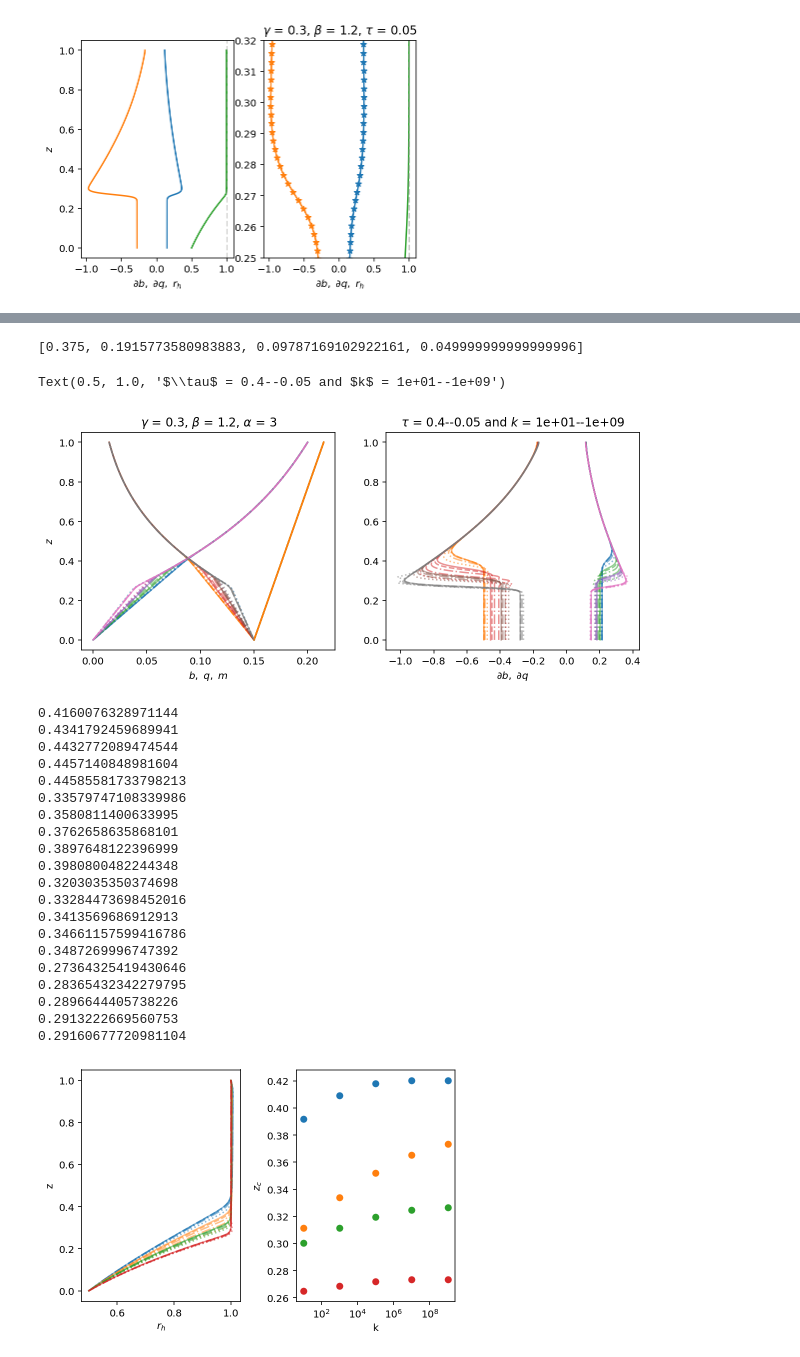
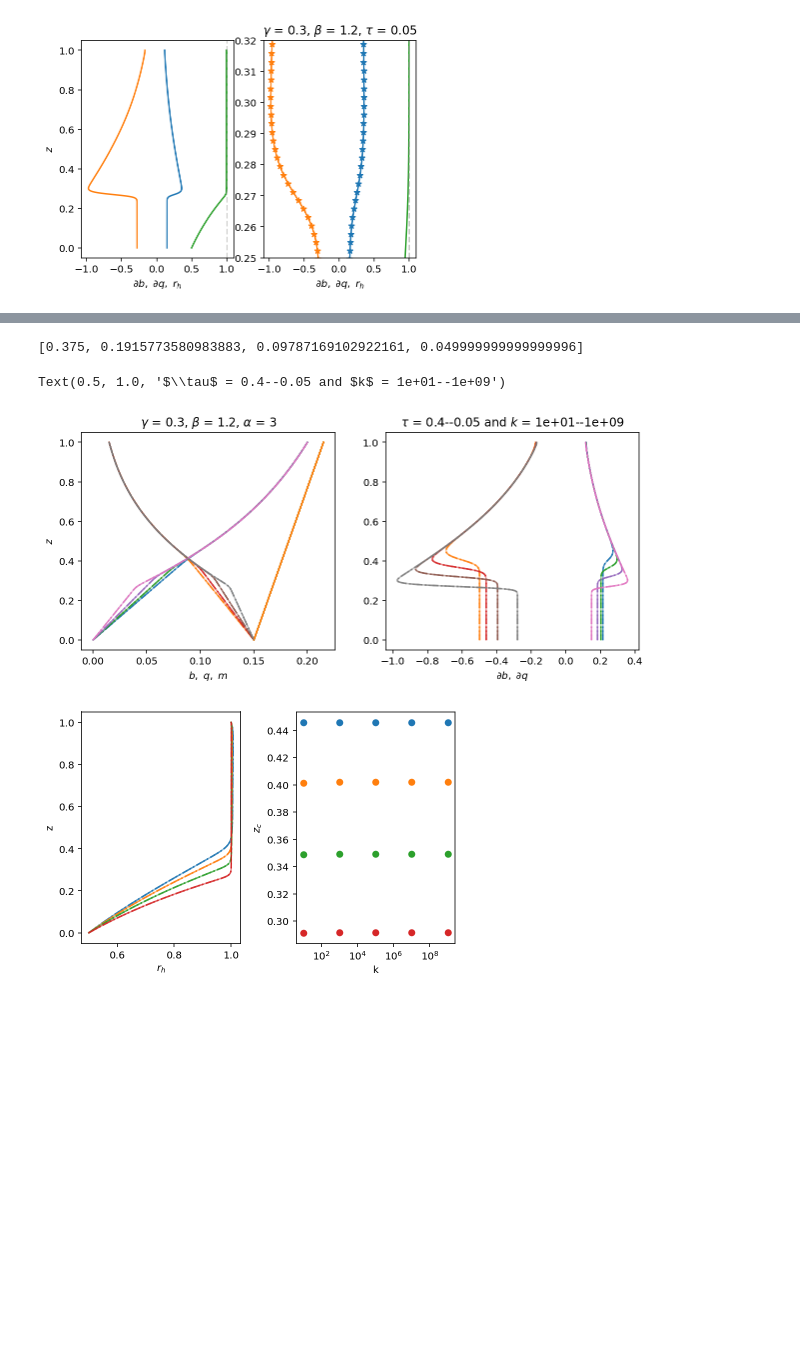
Before and after one commit to jsoishi/rainy_benard_aggregation, a Jupyter notebook: python/nlbvp/rainy_benard_lambert_W_unsaturated_atm.ipynb, the cells around one changed output, grey strips where cells are left out. Drawn from its saved outputs; the diff is of its cells as text; code cells hidden in the pictures; blank space fills up the shorter version.

```diff
--- a/python/nlbvp/rainy_benard_lambert_W_unsaturated_atm.ipynb
+++ b/python/nlbvp/rainy_benard_lambert_W_unsaturated_atm.ipynb
@@ -178,12 +197,17 @@ for tau_i in np.logspace(np.log10(3/8), tau_f, num=4):
     for i, k in enumerate([1e1, 1e3, 1e5, 1e7, 1e9]):
         solver = problem.build_solver()
         pert_norm = np.inf
-        tol = 1e-2
+        tol = 1e-3
         while pert_norm > tol:
             solver.newton_iteration()
             pert_norm = sum(pert.allreduce_data_norm('c', 2) for pert in solver.perturbations)
             logger.info("tau = {:.1g}, k = {:.0g}, L2 err = {:.1g}".format(tau['g'][0,0,0], k, pert_norm))
         NLBVP_sol = {'b':b.copy(), 'q':q.copy(), 'm':(b+γ*q).evaluate().copy(), 'T':temp.evaluate().copy(), 'rh':rh.evaluate().copy()}
+        zc = find_zc(NLBVP_sol)
+        logger.info('tau = {:.1g}, k = {:.0g}, zc = {:.2g}'.format(tau['g'][0,0,0], k, zc))
+        NLBVP_sol['zc'] = zc
+
+        # store in library of solutions
         if i == 0:
             NLBVP_library[tau_i] = {}
         NLBVP_library[tau_i][k] = NLBVP_sol
@@ -253,10 +277,8 @@ for i, k in enumerate(NLBVP_library[tau_i]):
     lib = NLBVP_library[tau_i]
     dbdz = dz(lib[k]['b']).evaluate()
     dqdz = dz(lib[k]['q']).evaluate()
-    rh = lib[k]['rh']
     dbdz.change_scales(1)
     dqdz.change_scales(1)
-    rh.change_scales(1)
     ax[0].plot(dbdz['g'][0,0,:], z[0,0,:], alpha=0.5, linestyle=linestyles[i])
     ax[0].plot(dqdz['g'][0,0,:], z[0,0,:], alpha=0.5, linestyle=linestyles[i])
     ax[0].set_xlabel('$\partial b,~\partial q$')
@@ -283,8 +305,10 @@ for tau_i in taus:
     linestyles=['dotted', 'dashdot','dashdot','dashed', 'solid']
     for i, k in enumerate(NLBVP_library[tau_i]):
         lib = NLBVP_library[tau_i]
-        b = lib[k]['b']
-        q = lib[k]['q']
+        b.change_scales(dealias)
+        q.change_scales(dealias)
+        b['g'] = lib[k]['b']['g']
+        q['g'] = lib[k]['q']['g']
         dbdz = dz(b).evaluate()
         dqdz = dz(q).evaluate()
         dbdz.change_scales(1)
@@ -313,71 +337,36 @@ ax[1].set_title(r'$\tau$ = {:.1g}--{:.1g} and $k$ = {:.1g}--{:.1g}'.format(taus[
 # %% [output]
 [0.375, 0.1915773580983883, 0.09787169102922161, 0.049999999999999996]
 Text(0.5, 1.0, '$\\tau$ = 0.4--0.05 and $k$ = 1e+01--1e+09')
-[figure, old version]
+[figure, new version]
 # %%
-from scipy.optimize import newton
-from scipy.interpolate import interp1d
-
-ε=1e-3
-root_finding = 'inverse'
 fig, ax = plt.subplots(ncols=2)
 for tau_i in taus:
     zcs=[]
     ks=[]
     zc = None
     linestyles=['dotted', 'dashdot','dashdot','dashed', 'solid']
     for i, k in enumerate(NLBVP_library[tau_i]):
         lib = NLBVP_library[tau_i]
-        rh = lib[k]['rh']
+        sol = lib[k]
+        rh = sol['rh']
         rh.change_scales(1)
         if i == 0:
             p1 = ax[0].plot(rh['g'][0,0,:], z[0,0,:], alpha=0.5, linestyle=linestyles[i])
         else:
             ax[0].plot(rh['g'][0,0,:], z[0,0,:], alpha=0.5, linestyle=linestyles[i], color=p1[0].get_color())
-        f = interp1d(z[0,0,:], rh['g'][0,0,:])
-        if root_finding == 'inverse':
-            # invert the relationship and use interpolation to find where r_h = 1-ε (approach from below)
-            f_i = interp1d(rh['g'][0,0,:], z[0,0,:]) #inverse
-            print(f_i(1-ε))
-            zc = f_i(0.99)
-        elif root_finding == 'discrete':
-            # crude initial emperical zc; look for where rh-1 ~ 0, in lower half of domain.
-            zc = z[0,0,np.argmin(np.abs(rh['g'][0,0,0:int(nz/2)]-1))]
-#         if zc is None:
-#             zc = 0.2
-#         zc = newton(f, 0.2)
-        lib[k]['zc']= zc #= z[0,0,np.argmin(np.abs(rh['g'][0,0,0:int(nz/2)]-1))]
+        zc = find_zc(sol)
+        lib[k]['zc']= zc
         zcs.append(zc)
         ks.append(k)
     ax[1].scatter(ks, zcs)
     ax[1].set_xscale('log')
 ax[0].set_xlabel('$r_h$')
 ax[0].set_ylabel('z')
 ax[1].set_xlabel('k')
 ax[1].set_ylabel('$z_c$')
 fig.tight_layout()
 # %% [output]
-0.4160076328971144
-0.4341792459689941
-0.4432772089474544
-0.4457140848981604
-0.44585581733798213
-0.33579747108339986
-0.3580811400633995
-0.3762658635868101
-0.3897648122396999
-0.3980800482244348
-0.3203035350374698
-0.33284473698452016
-0.3413569686912913
-0.34661157599416786
-0.3487269996747392
-0.27364325419430646
-0.28365432342279795
-0.2896644405738226
-0.2913222669560753
-0.29160677720981104
-[figure, old version]
+[figure, new version]
 # %%
 print('diffusion timescale tau')
 print('Vallis: {:.2g}'.format(tau_Vallis))
```
Also changed, not shown: parts of 23 cells of this notebook.
